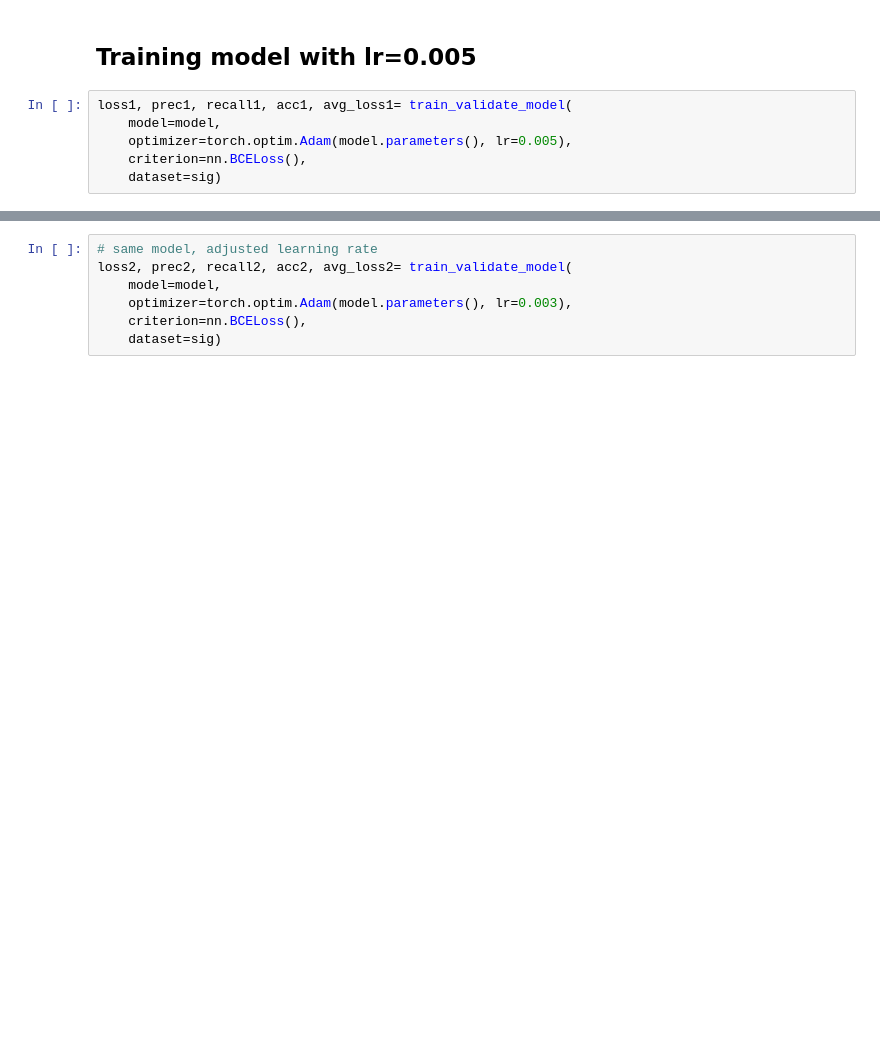
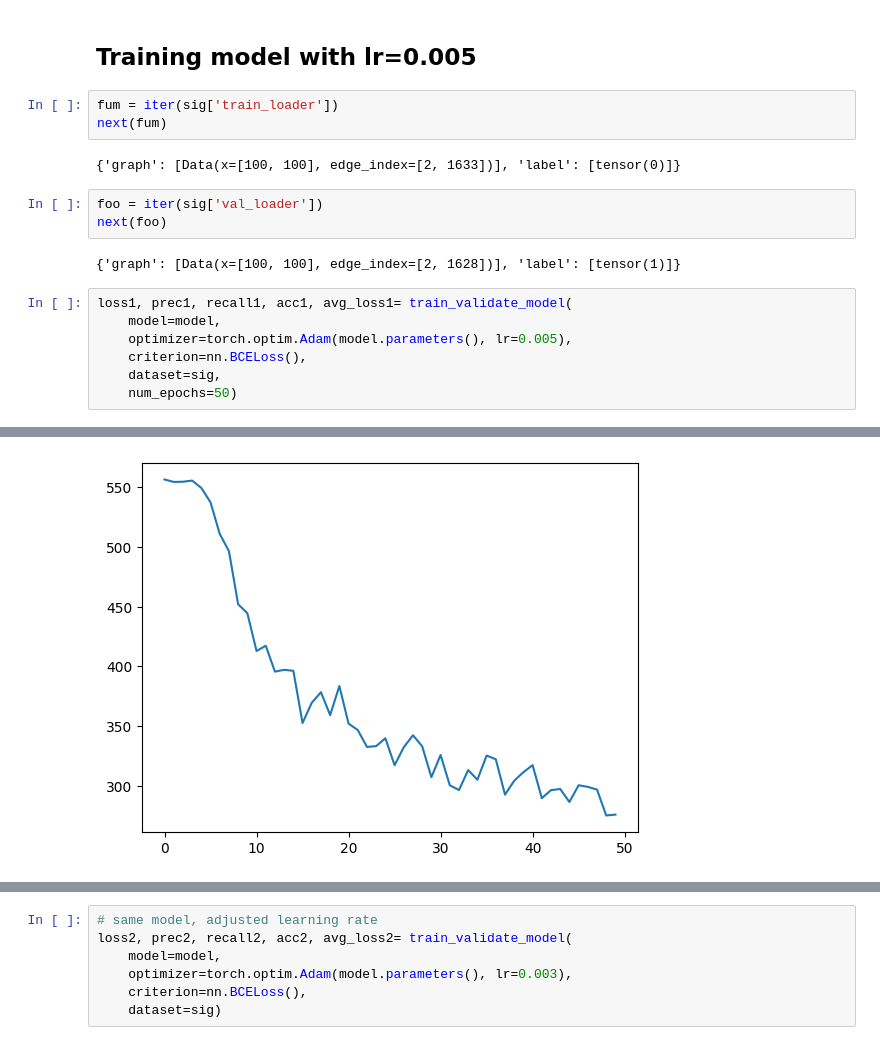
Before and after one commit to AndrewCheng02/DSC180B-Capstone-ProjectA09, a Jupyter notebook: HCP GNN Testing.ipynb, the cells around one changed output, grey strips where cells are left out. Drawn from its saved outputs; the diff is of its cells as text; blank space fills up the shorter version.

```diff
--- a/HCP GNN Testing.ipynb
+++ b/HCP GNN Testing.ipynb
@@ -409,10 +435,21 @@ GCN(
 )
 # %% [markdown]
 ## Training model with lr=0.005
+# %%
+fum = iter(sig['train_loader'])
+next(fum)
+# %% [output]
+{'graph': [Data(x=[100, 100], edge_index=[2, 1633])], 'label': [tensor(0)]}
+# %%
+foo = iter(sig['val_loader'])
+next(foo)
+# %% [output]
+{'graph': [Data(x=[100, 100], edge_index=[2, 1628])], 'label': [tensor(1)]}
 # %%
 loss1, prec1, recall1, acc1, avg_loss1= train_validate_model(
     model=model,
     optimizer=torch.optim.Adam(model.parameters(), lr=0.005),
     criterion=nn.BCELoss(),
-    dataset=sig)
+    dataset=sig,
+    num_epochs=50)
 # %% [output]
@@ -436,3 +473,4 @@ Epoch: 50/50, Loss: 280.3685004351428, Avg Loss: 0.350, Train: 43.00%, Validatio
+[figure, added]
 # %%
 plt.plot(loss1, color='red')
 plt.title('Losses Over Time')
```
Also changed, not shown: parts of 9 cells of this notebook.
